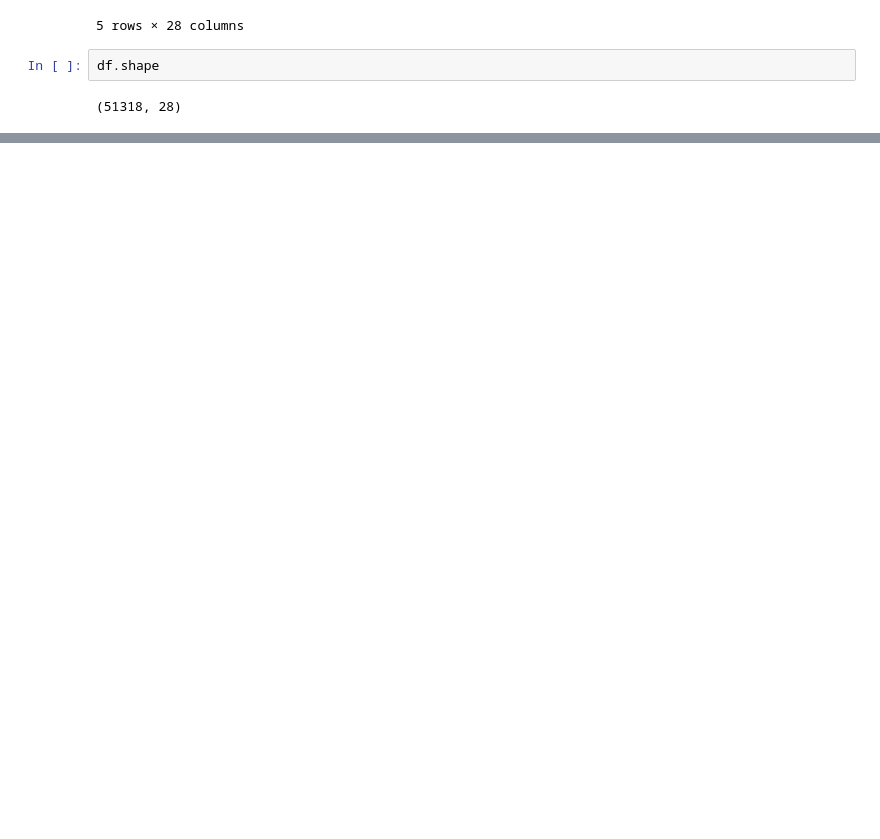
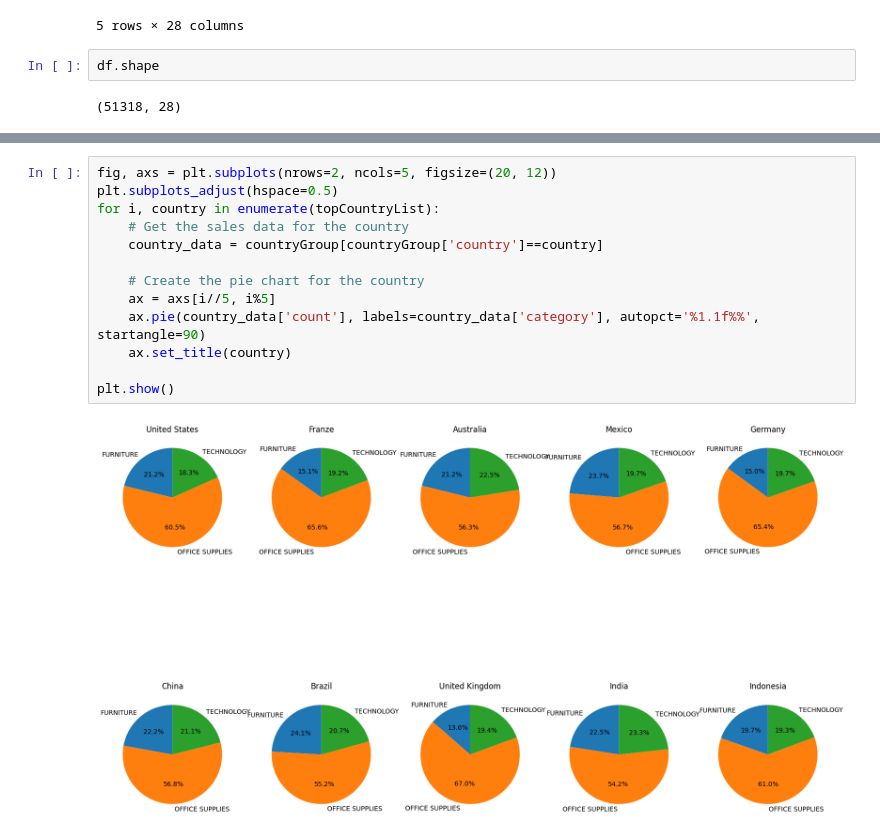
Before and after one commit to kokul93/DataScienceProject23, a Jupyter notebook: StoreNoteBook.ipynb, the cells around one changed output, grey strips where cells are left out. Saved outputs shown, nothing was run; the diff lists cells and outputs as text; blank space fills up the shorter version.

```diff
--- a/StoreNoteBook.ipynb
+++ b/StoreNoteBook.ipynb
@@ -23,0 +188,15 @@ df.shape
+# %%
+fig, axs = plt.subplots(nrows=2, ncols=5, figsize=(20, 12))
+plt.subplots_adjust(hspace=0.5)
+for i, country in enumerate(topCountryList):
+    # Get the sales data for the country
+    country_data = countryGroup[countryGroup['country']==country]
+
+    # Create the pie chart for the country
+    ax = axs[i//5, i%5]
+    ax.pie(country_data['count'], labels=country_data['category'], autopct='%1.1f%%', startangle=90)
+    ax.set_title(country)
+
+plt.show()
+# %% [output]
+[figure, added]
```
Also changed, not shown: parts of 44 cells of this notebook.
